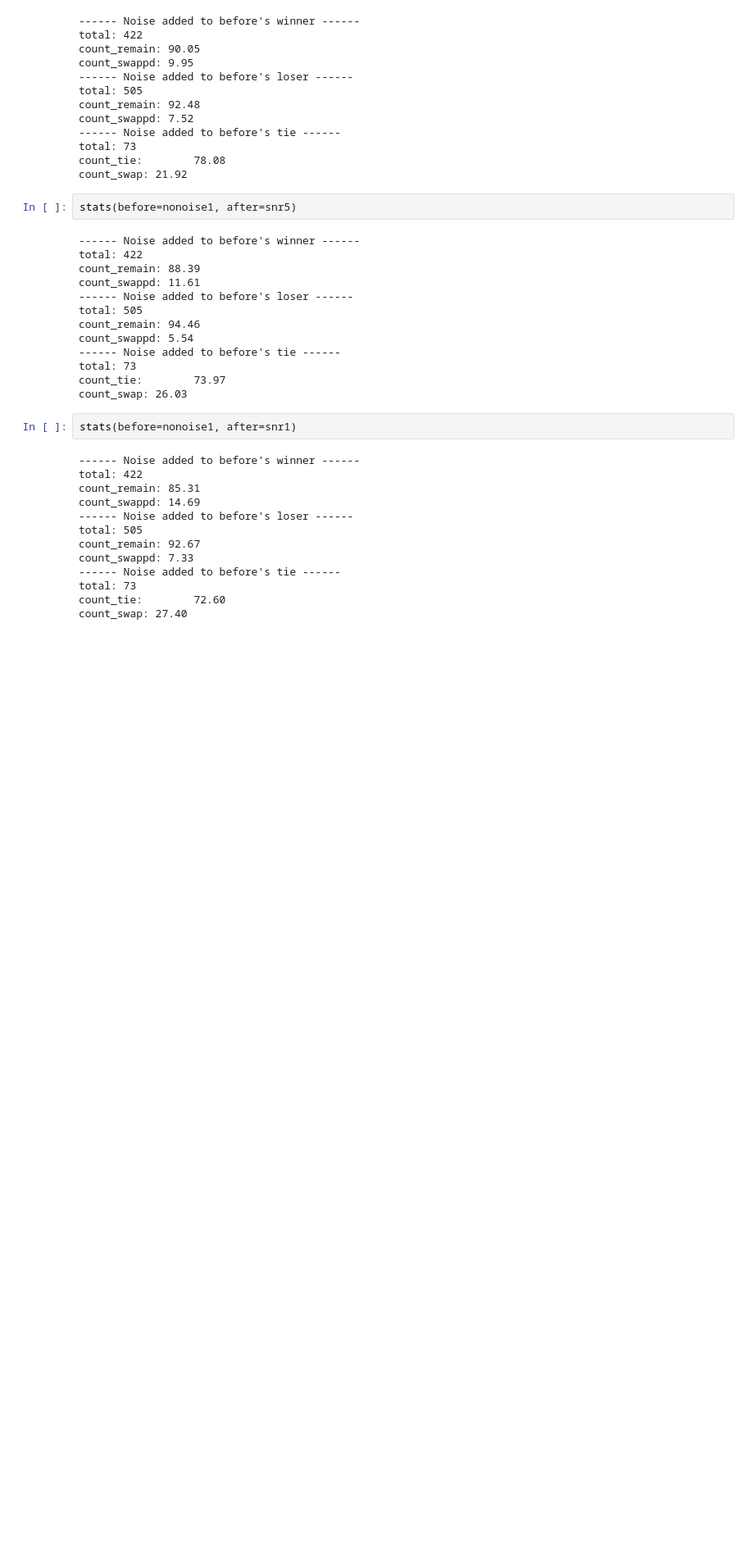
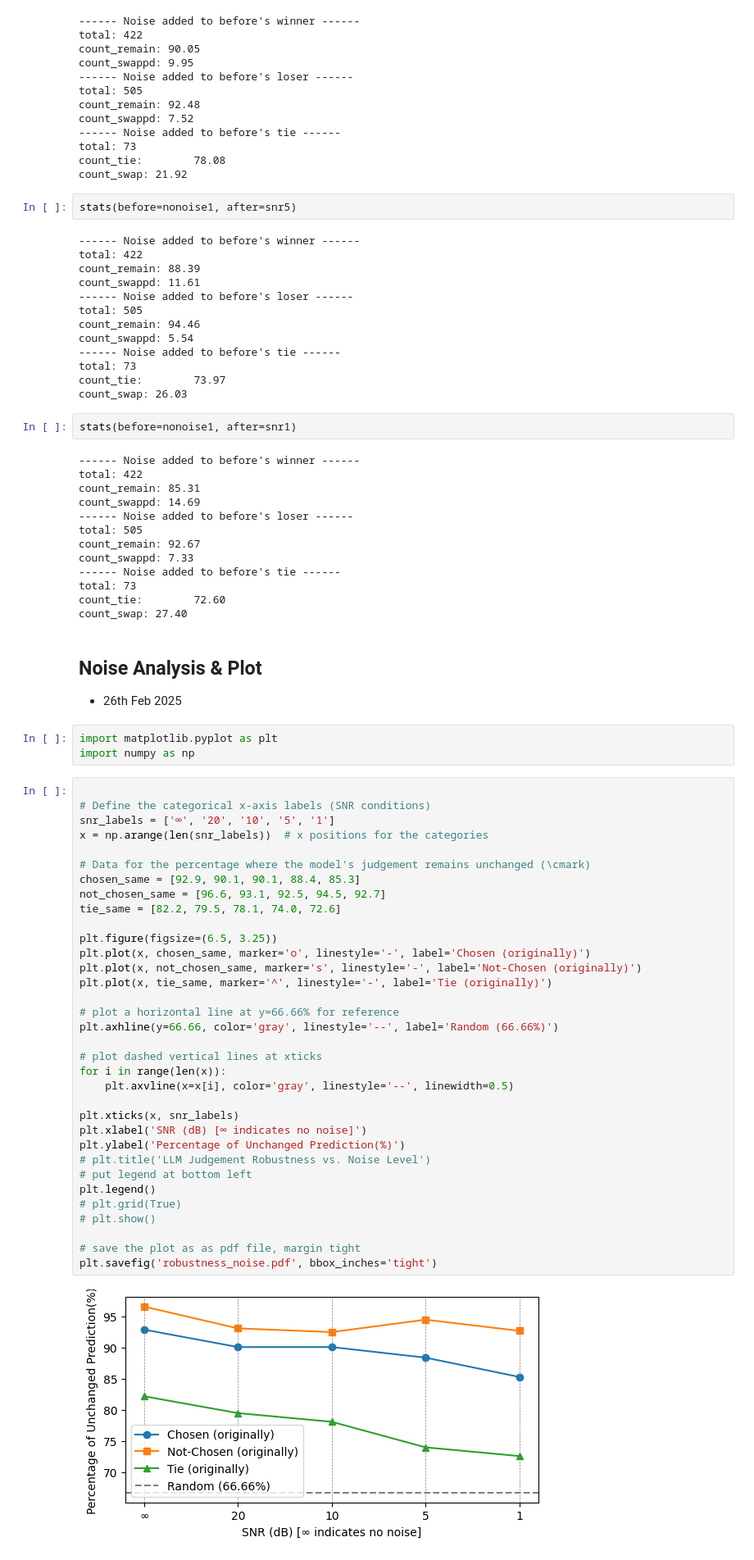
Before and after one commit to potsawee/audioLM-as-judge, a Jupyter notebook: chatbot-arena/AWGN-non-tie.ipynb, the cells around one changed output. Shown at 82% size. Saved outputs shown, nothing was run; the diff lists cells and outputs as text; blank space fills up the shorter version.

```diff
--- a/chatbot-arena/AWGN-non-tie.ipynb
+++ b/chatbot-arena/AWGN-non-tie.ipynb
@@ -417,3 +417,45 @@ count_swappd: 7.33
 total: 73
 count_tie:        72.60
 count_swap: 27.40
+# %% [markdown]
+## Noise Analysis & Plot
+- 26th Feb 2025
+# %%
+import matplotlib.pyplot as plt
+import numpy as np
+# %%
+
+# Define the categorical x-axis labels (SNR conditions)
+snr_labels = ['∞', '20', '10', '5', '1']
+x = np.arange(len(snr_labels))  # x positions for the categories
+
+# Data for the percentage where the model's judgement remains unchanged (\cmark)
+chosen_same = [92.9, 90.1, 90.1, 88.4, 85.3]
+not_chosen_same = [96.6, 93.1, 92.5, 94.5, 92.7]
+tie_same = [82.2, 79.5, 78.1, 74.0, 72.6]
+
+plt.figure(figsize=(6.5, 3.25))
+plt.plot(x, chosen_same, marker='o', linestyle='-', label='Chosen (originally)')
+plt.plot(x, not_chosen_same, marker='s', linestyle='-', label='Not-Chosen (originally)')
+plt.plot(x, tie_same, marker='^', linestyle='-', label='Tie (originally)')
+
+# plot a horizontal line at y=66.66% for reference
+plt.axhline(y=66.66, color='gray', linestyle='--', label='Random (66.66%)')
+
+# plot dashed vertical lines at xticks
+for i in range(len(x)):
+    plt.axvline(x=x[i], color='gray', linestyle='--', linewidth=0.5)
+
+plt.xticks(x, snr_labels)
+plt.xlabel('SNR (dB) [∞ indicates no noise]')
+plt.ylabel('Percentage of Unchanged Prediction(%)')
+# plt.title('LLM Judgement Robustness vs. Noise Level')
+# put legend at bottom left
+plt.legend()
+# plt.grid(True)
+# plt.show()
+
+# save the plot as as pdf file, margin tight
+plt.savefig('robustness_noise.pdf', bbox_inches='tight')
+# %% [output]
+[figure, added]
```
Also changed, not shown: 19 other files.
